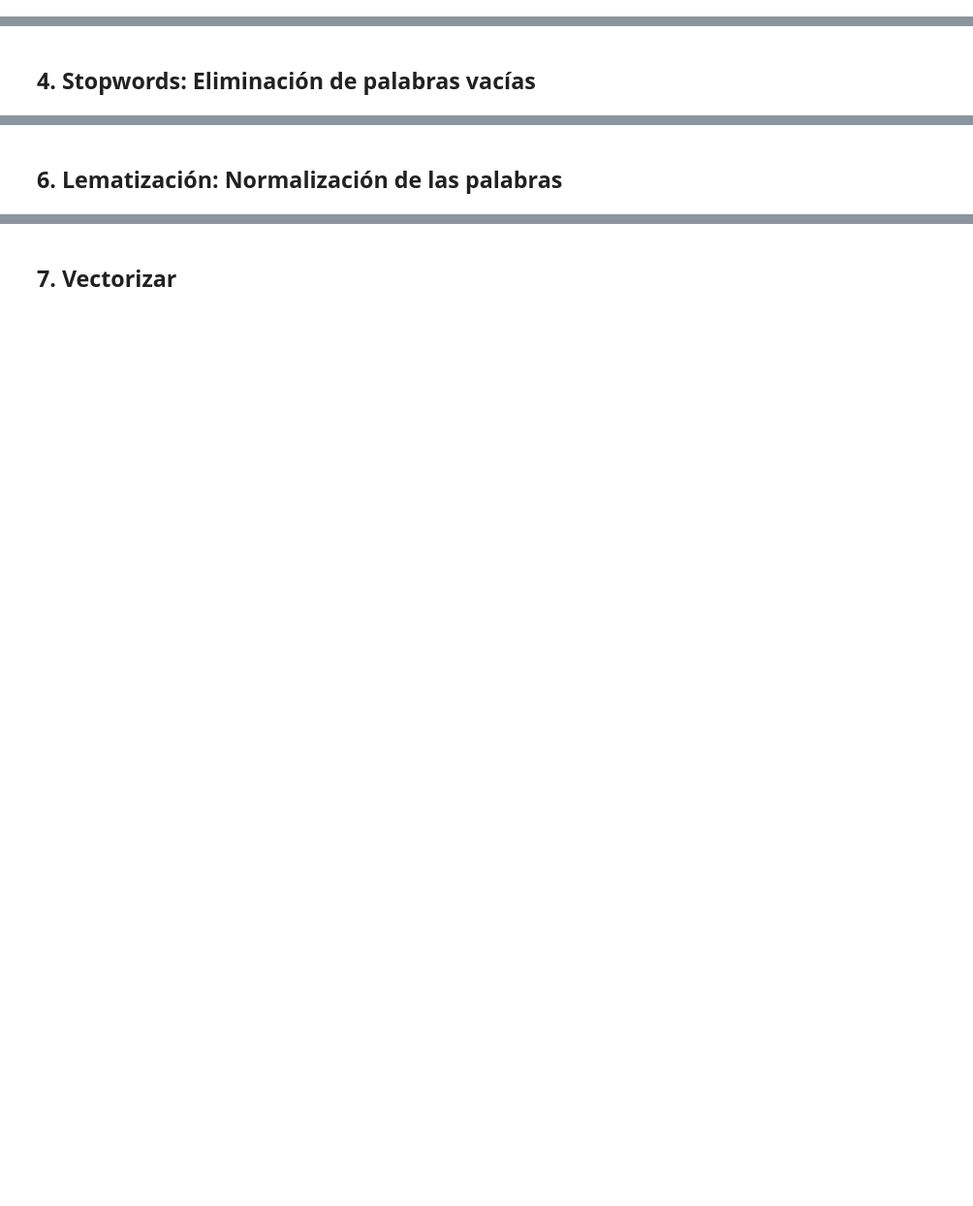
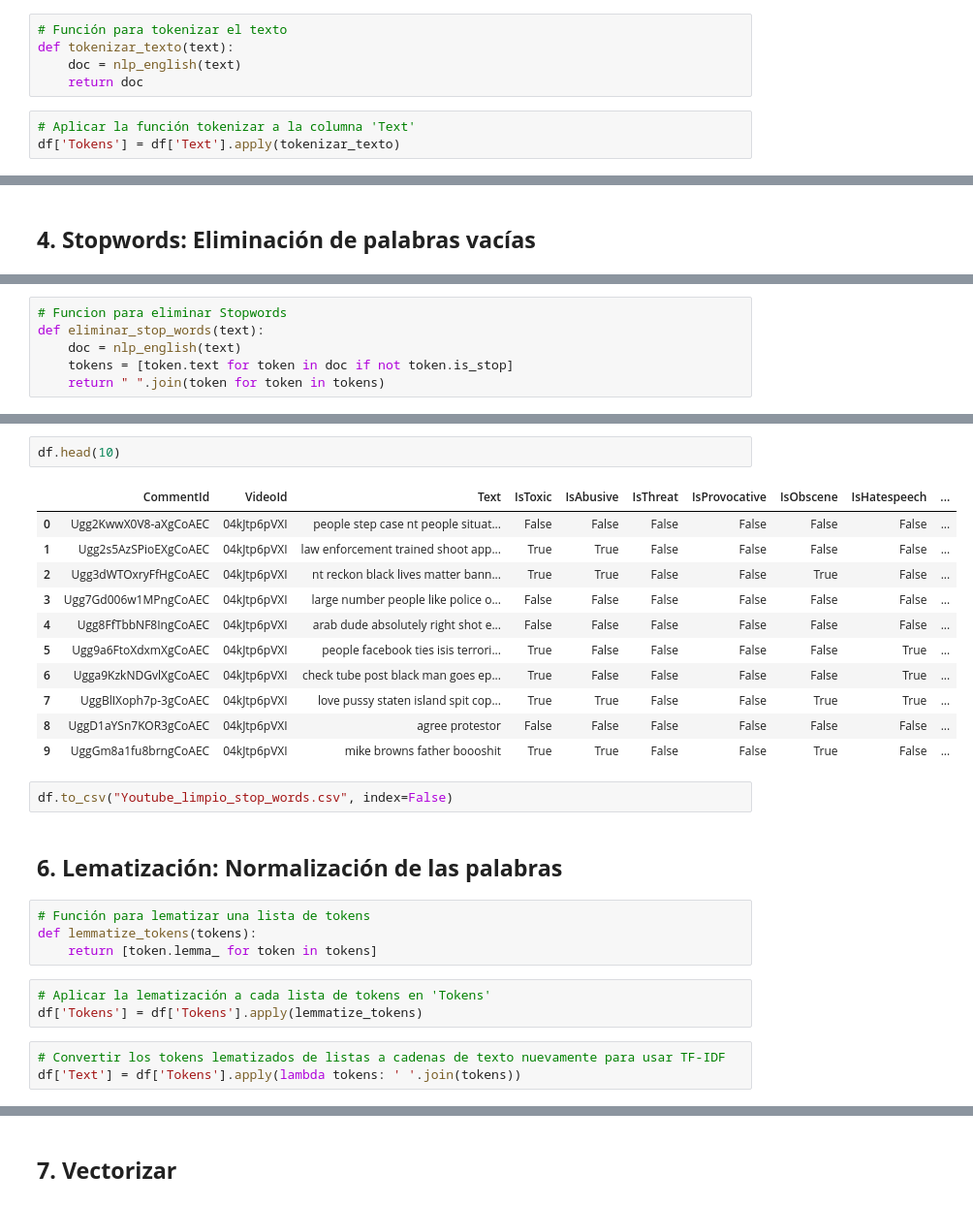
Before and after one commit to AI-School-F5-P2/NLP_detector_mensajes_odio, a Jupyter notebook: Cleaning.ipynb, the cells around one changed output, grey strips where cells are left out. Shown: that part at 97% size. Drawn from its saved outputs; the diff is of its cells as text; blank space fills up the shorter version.

```diff
--- a/Cleaning.ipynb
+++ b/Cleaning.ipynb
@@ -43,0 +123,8 @@ En una siguiente vuelta de Scrum queremos probar a crear una nueva columna a par
+# %%
+# Función para tokenizar el texto
+def tokenizar_texto(text):
+    doc = nlp_english(text)
+    return doc
+# %%
+# Aplicar la función tokenizar a la columna 'Text'
+df['Tokens'] = df['Text'].apply(tokenizar_texto)
@@ -47,0 +143,6 @@ En una siguiente vuelta de Scrum queremos probar a crear una nueva columna a par
+# %%
+# Funcion para eliminar Stopwords
+def eliminar_stop_words(text):
+    doc = nlp_english(text)
+    tokens = [token.text for token in doc if not token.is_stop]
+    return " ".join(token for token in tokens)
@@ -48,2 +157,28 @@ En una siguiente vuelta de Scrum queremos probar a crear una nueva columna a par
+# %%
+df.head(10)
+# %% [output]
+|  | CommentId | VideoId | Text | IsToxic | IsAbusive | IsThreat | IsProvocative | IsObscene | IsHatespeech | ... |
+| 0 | Ugg2KwwX0V8-aXgCoAEC | 04kJtp6pVXI | people step case nt people situat... | False | False | False | False | False | False | ... |
+| 1 | Ugg2s5AzSPioEXgCoAEC | 04kJtp6pVXI | law enforcement trained shoot app... | True | True | False | False | False | False | ... |
+| 2 | Ugg3dWTOxryFfHgCoAEC | 04kJtp6pVXI | nt reckon black lives matter bann... | True | True | False | False | True | False | ... |
+| 3 | Ugg7Gd006w1MPngCoAEC | 04kJtp6pVXI | large number people like police o... | False | False | False | False | False | False | ... |
+| 4 | Ugg8FfTbbNF8IngCoAEC | 04kJtp6pVXI | arab dude absolutely right shot e... | False | False | False | False | False | False | ... |
+| 5 | Ugg9a6FtoXdxmXgCoAEC | 04kJtp6pVXI | people facebook ties isis terrori... | True | False | False | False | False | True | ... |
+| 6 | Ugga9KzkNDGvlXgCoAEC | 04kJtp6pVXI | check tube post black man goes ep... | True | False | False | False | False | True | ... |
+| 7 | UggBlIXoph7p-3gCoAEC | 04kJtp6pVXI | love pussy staten island spit cop... | True | True | False | False | True | True | ... |
+| 8 | UggD1aYSn7KOR3gCoAEC | 04kJtp6pVXI | agree protestor | False | False | False | False | False | False | ... |
+| 9 | UggGm8a1fu8brngCoAEC | 04kJtp6pVXI | mike browns father boooshit | True | True | False | False | True | False | ... |
+# %%
+df.to_csv("Youtube_limpio_stop_words.csv", index=False)
 # %% [markdown]
 ## **6. Lematización: Normalización de las palabras**
+# %%
+# Función para lematizar una lista de tokens
+def lemmatize_tokens(tokens):
+    return [token.lemma_ for token in tokens]
+# %%
+# Aplicar la lematización a cada lista de tokens en 'Tokens'
+df['Tokens'] = df['Tokens'].apply(lemmatize_tokens)
+# %%
+# Convertir los tokens lematizados de listas a cadenas de texto nuevamente para usar TF-IDF
+df['Text'] = df['Tokens'].apply(lambda tokens: ' '.join(tokens))
```
Also changed, not shown: parts of 32 cells of this notebook, 2 other files.
